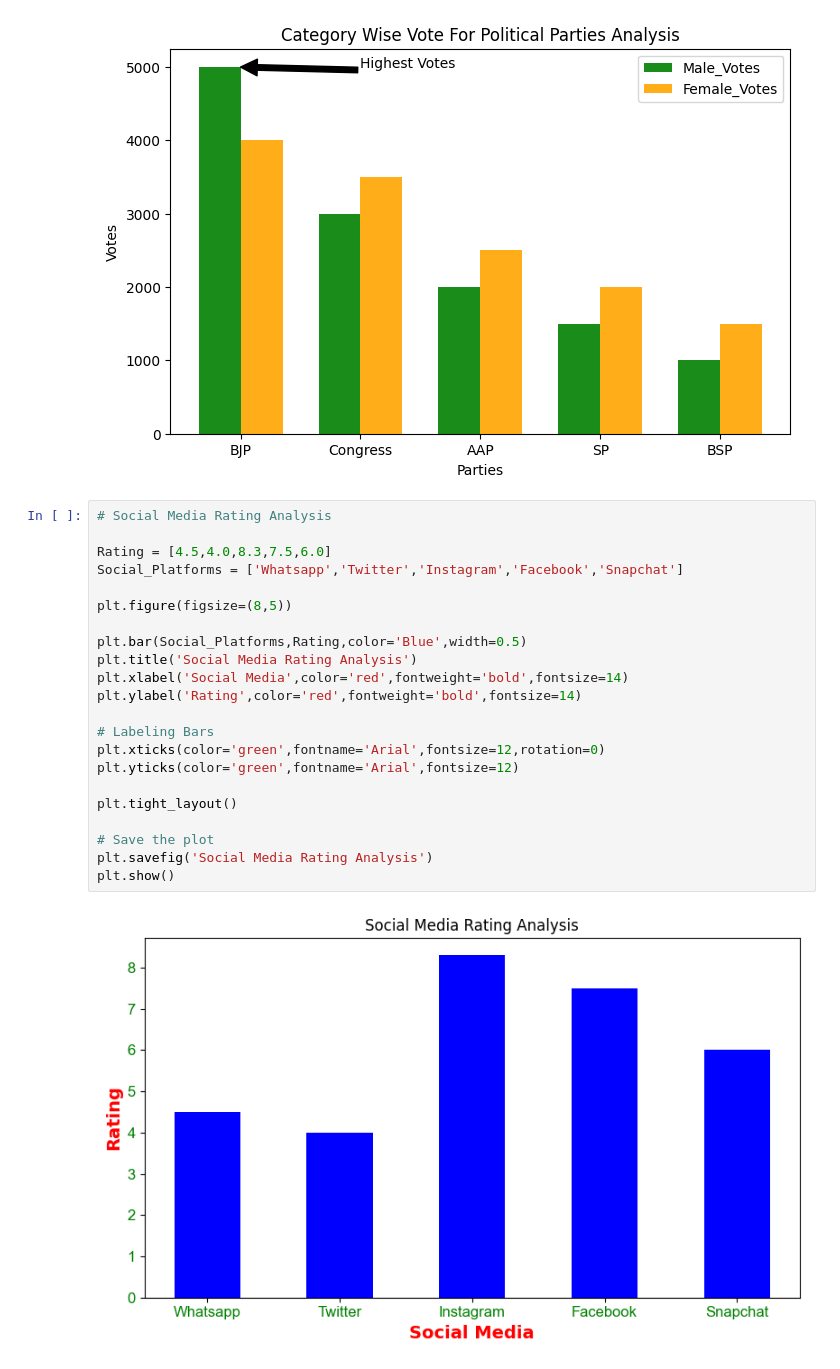
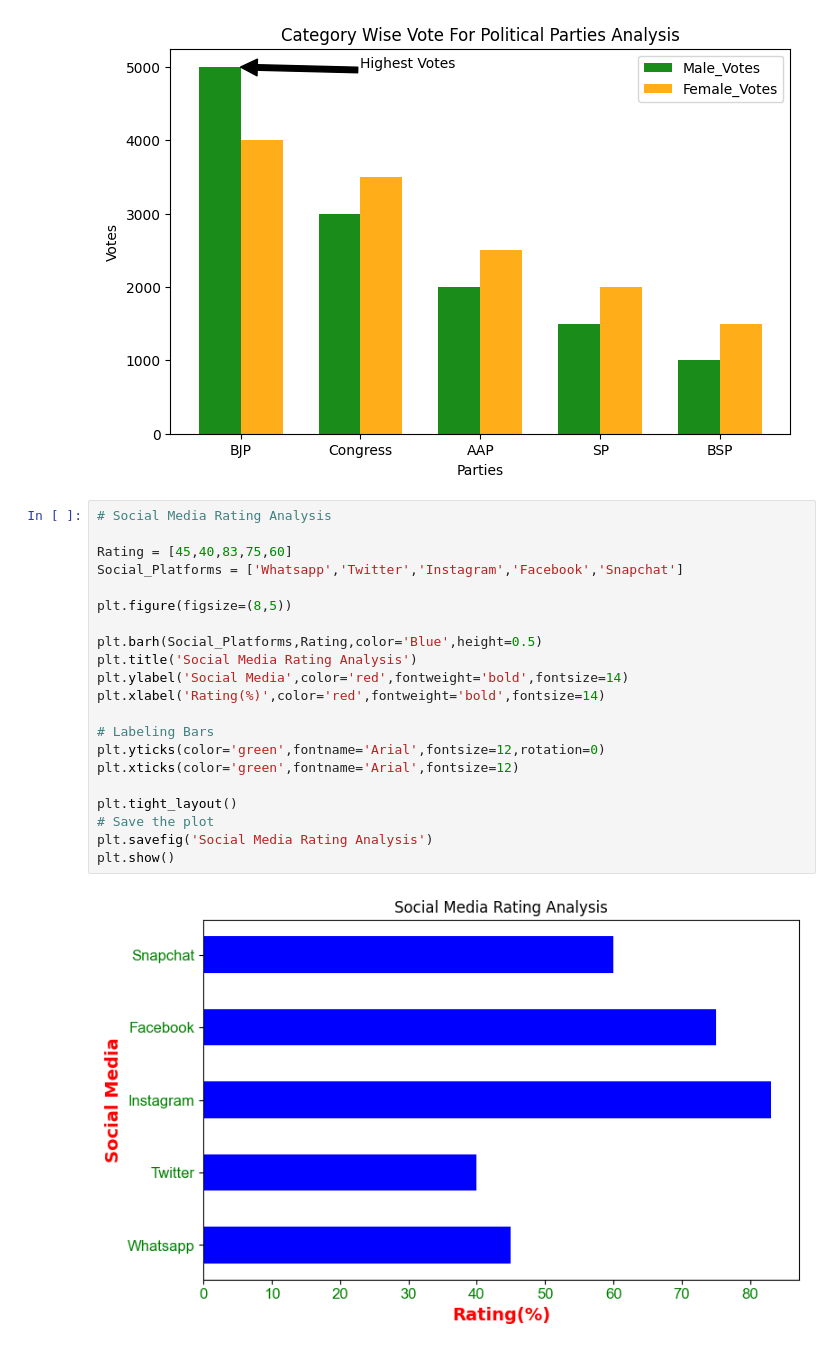
Before and after one commit to pratiksha-2410/Matplotlib-Charts, a Jupyter notebook: Line Plots.ipynb, the cells around one changed output. Cells and saved outputs as stored; diff of their text form.

Commit message:
Horizontal Bar Plot

```diff
--- a/Line Plots.ipynb
+++ b/Line Plots.ipynb
@@ -284,24 +284,23 @@ plt.show()
 # %%
 # Social Media Rating Analysis
 
-Rating = [4.5,4.0,8.3,7.5,6.0]
+Rating = [45,40,83,75,60]
 Social_Platforms = ['Whatsapp','Twitter','Instagram','Facebook','Snapchat']
 
 plt.figure(figsize=(8,5))
 
-plt.bar(Social_Platforms,Rating,color='Blue',width=0.5)
+plt.barh(Social_Platforms,Rating,color='Blue',height=0.5)
 plt.title('Social Media Rating Analysis')
-plt.xlabel('Social Media',color='red',fontweight='bold',fontsize=14)
-plt.ylabel('Rating',color='red',fontweight='bold',fontsize=14)
+plt.ylabel('Social Media',color='red',fontweight='bold',fontsize=14)
+plt.xlabel('Rating(%)',color='red',fontweight='bold',fontsize=14)
 
 # Labeling Bars
-plt.xticks(color='green',fontname='Arial',fontsize=12,rotation=0)
-plt.yticks(color='green',fontname='Arial',fontsize=12)
+plt.yticks(color='green',fontname='Arial',fontsize=12,rotation=0)
+plt.xticks(color='green',fontname='Arial',fontsize=12)
 
 plt.tight_layout()
-
 # Save the plot
 plt.savefig('Social Media Rating Analysis')
 plt.show()
 # %% [output]
-[figure, old version]
+[figure, new version]
```
Also changed, not shown: 1 other file.
